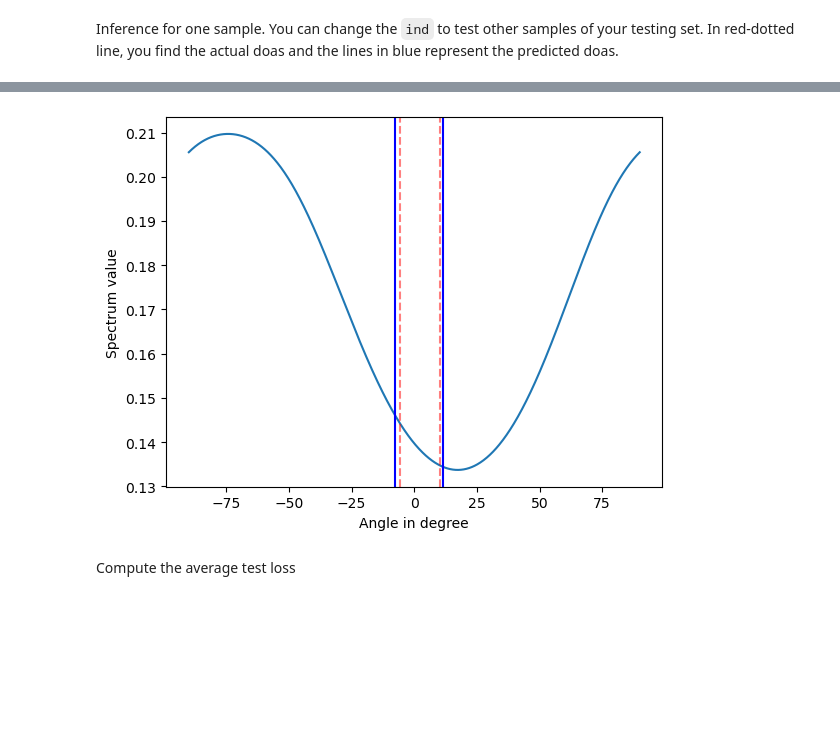
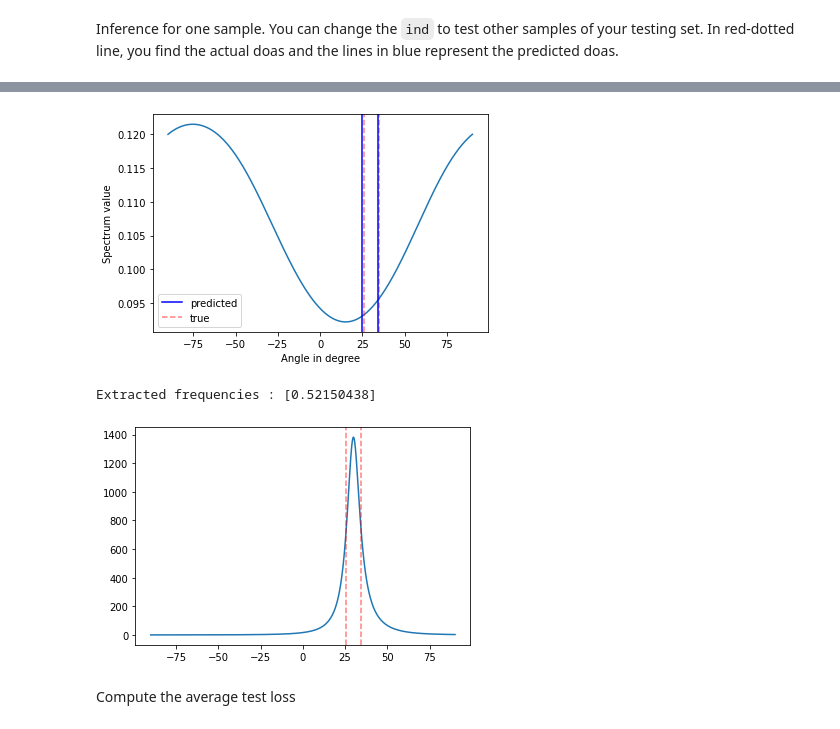
Before and after one commit to MichelDucartier/music_doa, a Jupyter notebook: MUSIC_ML_inference.ipynb, the cells around one changed output, grey strips where cells are left out. Drawn from its saved outputs; the diff is of its cells as text; code cells hidden in the pictures; blank space fills up the shorter version.

```diff
--- a/MUSIC_ML_inference.ipynb
+++ b/MUSIC_ML_inference.ipynb
@@ -17,7 +23,7 @@ device = torch.device("cuda:0" if torch.cuda.is_available() else "cpu")
 # %% [markdown]
 We create a small testing set
 # %%
-test_input, test_output, test_n_sources = create_dataset('test_coherent_dataset', 200, coherent=True)
+test_input, test_output, test_n_sources = create_dataset('test_non_coherent_dataset', 100, coherent=False)
 # %% [markdown]
 Import the model, you should store the model in the `models/` folder
 # %%
@@ -54,10 +93,14 @@ DeepMUSIC(
 # %% [markdown]
 Inference for one sample. You can change the `ind` to test other samples of your testing set. In red-dotted line, you find the actual doas and the lines in blue represent the predicted doas.
 # %%
-ind = 0
+ind = 4
 
-estimations, spectrum = predict(model, test_input[ind], 2)
 doas = test_output[ind]
+samples = test_input[ind]
+# samples = hilbert(aroom.mic_array.signals[:, :4000]).conj()
+# samples = aroom.mic_array.signals
+
+estimations, spectrum = predict(model, samples, 2)
 
 X = np.linspace(-90, 90, len(spectrum))
 plt.plot(X, spectrum)
@@ -70,7 +113,12 @@ plt.ylabel("Spectrum value")
 
 for pred, true in zip(estimations, doas):
     angle = (pred + np.pi/2) % (np.pi) - np.pi/2
-    plt.axvline(angle * 180 / np.pi, color='b')
+    plt.axvline(angle * 180 / np.pi, color='b', label='predicted')
     angle = (true + np.pi/2) % (np.pi) - np.pi/2
-    plt.axvline(angle * 180 / np.pi, color='r', alpha=0.5, linestyle='--')
+    plt.axvline(angle * 180 / np.pi, color='r', alpha=0.5, linestyle='--', label="true")
+
+handles, labels = plt.gca().get_legend_handles_labels()
+by_label = dict(zip(labels, handles))
+plt.legend(by_label.values(), by_label.keys())
+plt.show()
 # %% [output]
@@ -78,4 +126,31 @@ Sample loss : 0.021475967170530075
-[figure, old version]
+[figure, new version]
+# %%
+ind = 4
+
+doas = test_output[ind]
+samples = test_input[ind]
+
+spectrum = music(test_input[ind], 2, mics_coords.T, SOUND_SPEED / 2, correlated=False, verbose=False)
+
+# normalized_freq = 0.2
+# fs = SOUND_SPEED / (2 * normalized_freq)
+# length = 10
+# spectrum = music_with_frequency(test_input[ind].conj(), 2, fs, mics_coords.T, freq_range=[normalized_freq * fs - length, normalized_freq * fs + length])
+
+X = np.linspace(-90, 90, 1000)
+plt.plot(X, [spectrum((x / 180) * np.pi) for x in X])
+
+
+for pred, true in zip(estimations, doas):
+    angle = (true + np.pi/2) % (np.pi) - np.pi/2
+    plt.axvline(angle * 180 / np.pi, color='r', alpha=0.5, linestyle='--')
+
+print("Extracted frequencies :", extract_frequencies(spectrum, 2, [-np.pi/2, np.pi/2], resolution=1000))
+
+plt.show()
+# %% [output]
+Extracted frequencies : [0.52150438]
+[figure, added]
 # %% [markdown]
 Compute the average test loss
 # %%
```
Also changed, not shown: parts of 5 cells of this notebook.
